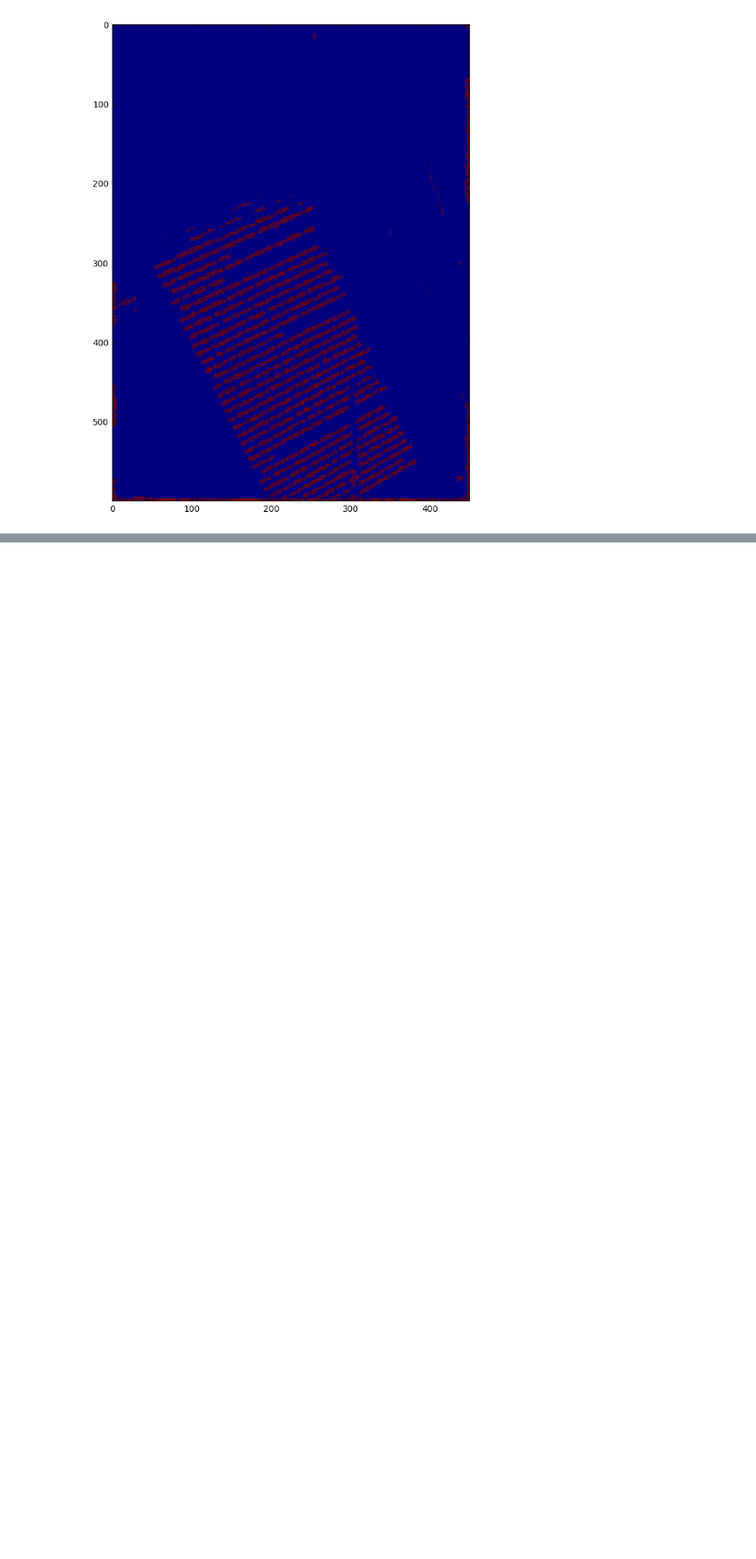
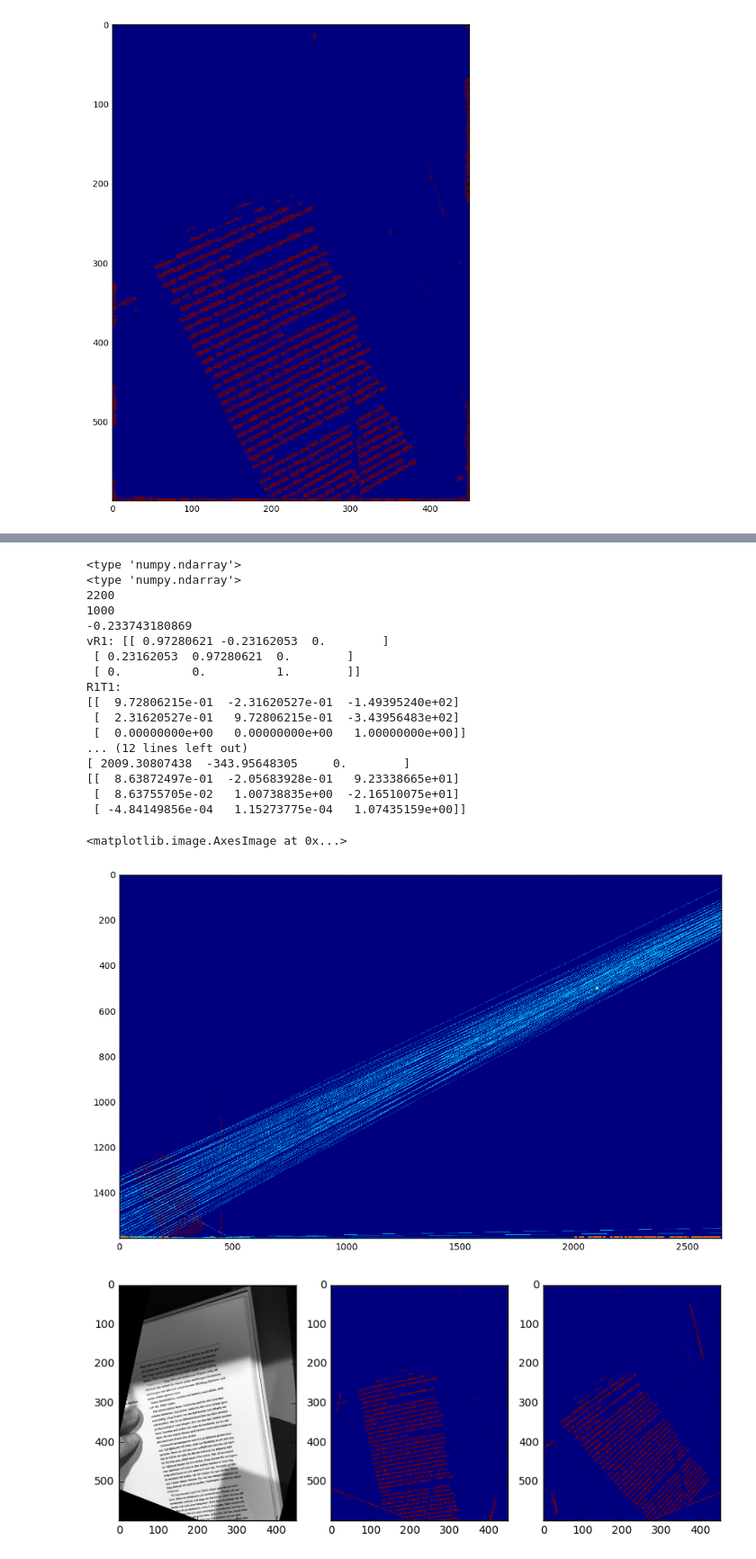
Before and after one commit to olaroos/textrec, a Jupyter notebook: findLines.ipynb, the cells around one changed output, grey strips where cells are left out. Shown at 90% size. Cells and saved outputs as stored; diff of their text form; code cells hidden in the pictures; blank space fills up the shorter version.

```diff
--- a/findLines.ipynb
+++ b/findLines.ipynb
@@ -267,0 +508,49 @@ def clusterMeans(k, loops, crossings):
+# %%
+v_point = [[2100, -500]]
+print van_points.__class__
+
+
+v_point = np.asarray(v_point)
+print type(van_points)
+# np.ndarray([])
+ext_img = showVanPoint(1, combine1, v_point, crossings, lines, True)
+plt.figure(figsize = (12,12))
+plt.imshow(np.log(1+ext_img))
+
+
+
+h = getH(combine1[::-1], v_point[0])
+hinv = np.linalg.inv(h)
+result_processed = cv2.warpPerspective(combine1, h, (img_width_processed, img_height_processed))
+print(h)
+result = cv2.warpPerspective(original, h, (img_width, img_height))
+result_affine = cv2.warpPerspective(combine1, hinv, (img_width_processed, img_height_processed))
+plt.figure(figsize=(10, 6))
+plt.subplot(1, 3, 1)
+plt.imshow(result)
+plt.subplot(1, 3, 2)
+plt.imshow(result_processed)
+plt.subplot(1, 3, 3)
+plt.imshow(result_affine)
+# plt.title(str(van_points[i, :]/) + "\n" + "i is: " + str(i))
+# %% [output]
+<type 'numpy.ndarray'>
+<type 'numpy.ndarray'>
+2200
+1000
+-0.233743180869
+vR1: [[ 0.97280621 -0.23162053  0.        ]
+ [ 0.23162053  0.97280621  0.        ]
+ [ 0.          0.          1.        ]]
+R1T1:
+[[  9.72806215e-01  -2.31620527e-01  -1.49395240e+02]
+ [  2.31620527e-01   9.72806215e-01  -3.43956483e+02]
+ [  0.00000000e+00   0.00000000e+00   1.00000000e+00]]
+... (12 lines left out)
+[ 2009.30807438  -343.95648305     0.        ]
+[[  8.63872497e-01  -2.05683928e-01   9.23338665e+01]
+ [  8.63755705e-02   1.00738835e+00  -2.16510075e+01]
+ [ -4.84149856e-04   1.15273775e-04   1.07435159e+00]]
+<matplotlib.image.AxesImage at 0x...>
+[figure, added]
+[figure, added]
```
Also changed, not shown: parts of 28 cells of this notebook, 2 other files.
